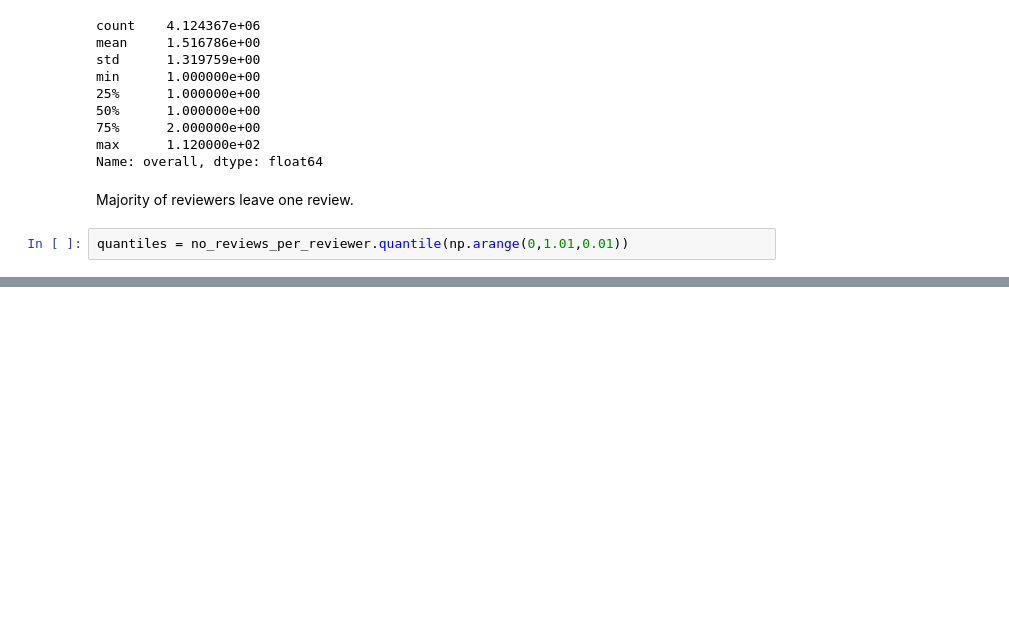
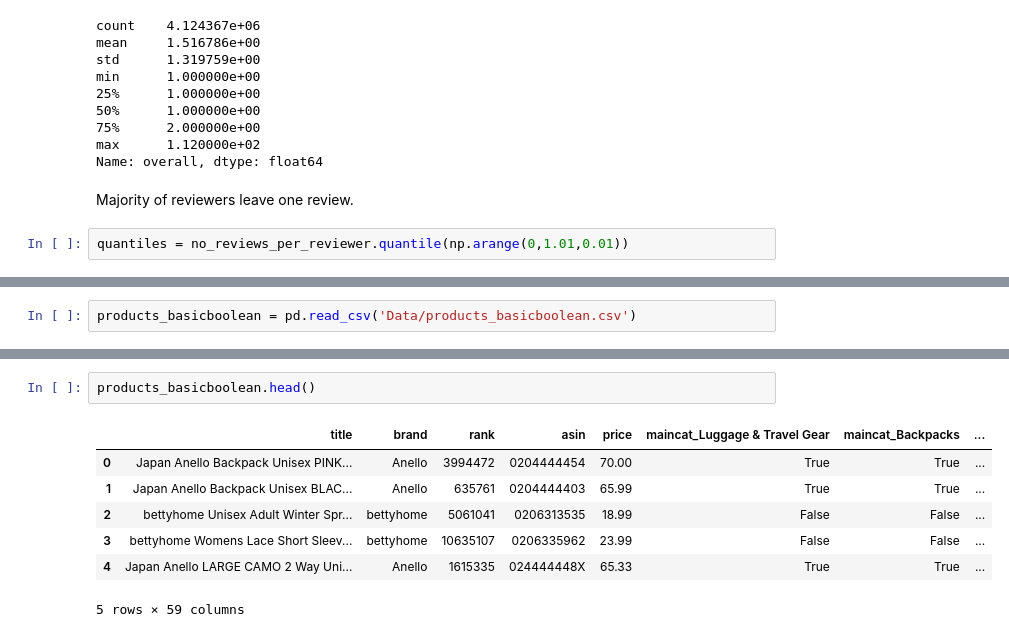
Before and after one commit to mkelsayed/ClothingRecommendationSystem, a Jupyter notebook: reviews_loading_preprocessing.ipynb, the cells around one changed output, grey strips where cells are left out. Saved outputs shown, nothing was run; the diff lists cells and outputs as text; blank space fills up the shorter version.

```diff
--- a/reviews_loading_preprocessing.ipynb
+++ b/reviews_loading_preprocessing.ipynb
@@ -332,0 +397,2 @@ plt.show()
+# %%
+products_basicboolean = pd.read_csv('Data/products_basicboolean.csv')
@@ -332,0 +419,10 @@ plt.show()
+# %%
+products_basicboolean.head()
+# %% [output]
+|  | title | brand | rank | asin | price | maincat_Luggage & Travel Gear | maincat_Backpacks | ... |
+| 0 | Japan Anello Backpack Unisex PINK... | Anello | 3994472 | 0204444454 | 70.00 | True | True | ... |
+| 1 | Japan Anello Backpack Unisex BLAC... | Anello | 635761 | 0204444403 | 65.99 | True | True | ... |
+| 2 | bettyhome Unisex Adult Winter Spr... | bettyhome | 5061041 | 0206313535 | 18.99 | False | False | ... |
+| 3 | bettyhome Womens Lace Short Sleev... | bettyhome | 10635107 | 0206335962 | 23.99 | False | False | ... |
+| 4 | Japan Anello LARGE CAMO 2 Way Uni... | Anello | 1615335 | 024444448X | 65.33 | True | True | ... |
+5 rows × 59 columns
```
Also changed, not shown: parts of 35 cells of this notebook, 1 other file.
